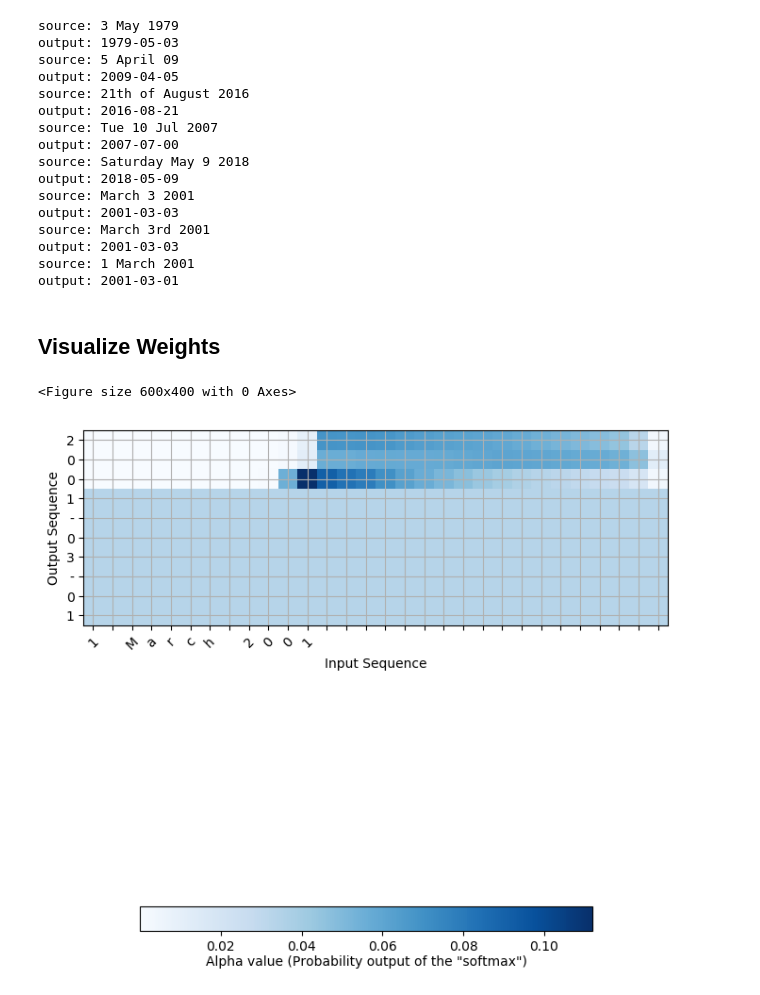
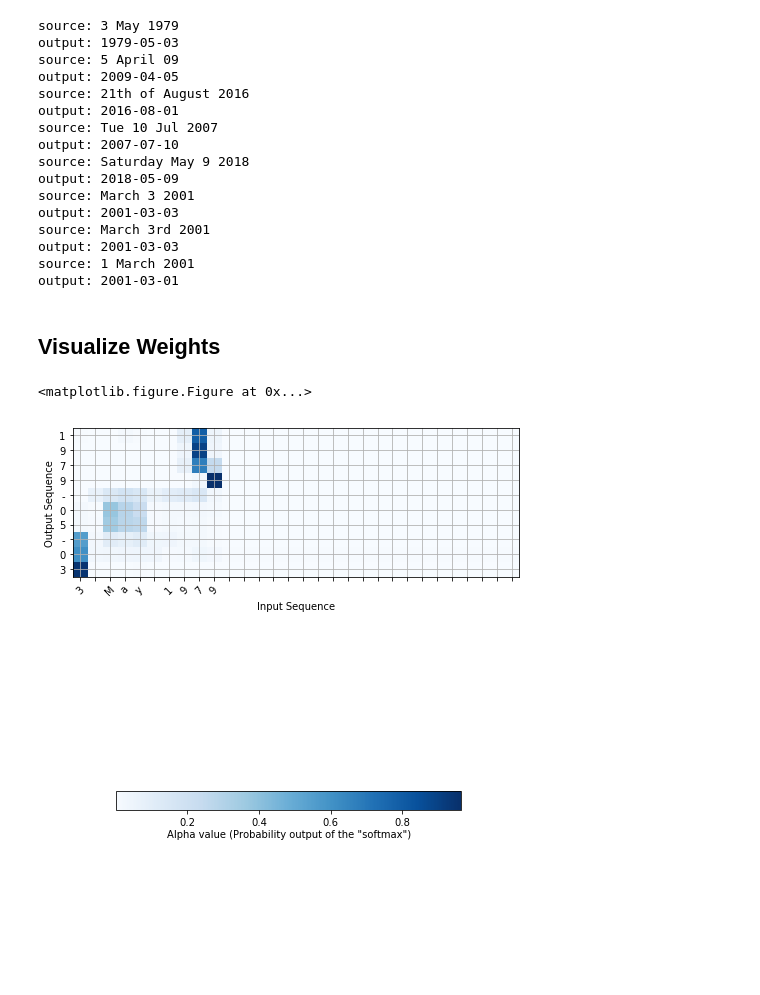
Before and after one commit to tfolkman/deep-learning-experiments, a Jupyter notebook: coursera-deep-learning/sequence-modeling/Neural_Machine_Translation_Pytorch.ipynb, the cells around one changed output. Cells and saved outputs as stored; diff of their text form; code cells hidden in the pictures; blank space fills up the shorter version.

Commit message:
batch for nmt w attention

```diff
--- a/coursera-deep-learning/sequence-modeling/Neural_Machine_Translation_Pytorch.ipynb
+++ b/coursera-deep-learning/sequence-modeling/Neural_Machine_Translation_Pytorch.ipynb
@@ -21,9 +22,6 @@ m = 10000
 ## inv machine vocab -> index to numbers and dash
 
 dataset, human_vocab, machine_vocab, inv_machine_vocab = load_dataset(m)
-# %%
-machine_vocab["<SOS>"] = 11
-inv_machine_vocab[11] = "<SOS>"
 # %%
 max_human_length = 30
 max_machine_length = 10
@@ -92,28 +113,22 @@ criterion = nn.CrossEntropyLoss()
 total_loss = 0
 total_i = 0
 losses = []
+print_n = 200
 for epoch in range(n_epochs):
-    X, Y = shuffle(X, Y)
-    for i in range(len(X)):
-
+    for i, (x, machine_date_indexes) in enumerate(data_loader):
         encoder_optimizer.zero_grad()
         decoder_optimizer.zero_grad()
 
-        human_date_indexes = X[i]
-        machine_date_indexes = Y[i]
-
-        x = torch.LongTensor(human_date_indexes).to(device)
-
         pre_lstm_vectors = encoder(x)
 
-        previous_hidden = decoder.initHidden()
-        previous_cell = decoder.initHidden()
+        previous_hidden = decoder.initHidden(batch_size)
+        previous_cell = decoder.initHidden(batch_size)
 
         loss = 0
-        for machine_index in machine_date_indexes:
+        for j in range(10):
             out, previous_hidden, previous_cell = decoder(previous_hidden, previous_cell, pre_lstm_vectors)
-            actual = torch.LongTensor([machine_index]).to(device)
-            loss += criterion(out, actual)
+            actuals = machine_date_indexes[:,j]
+            loss += criterion(out, actuals)
 
         loss.backward()
 
@@ -122,10 +137,12 @@ for epoch in range(n_epochs):
 
         total_i += 1
         total_loss += loss.item()
-
-        if (epoch * len(X) + i) % 250 == 0:
-            print("{0}/{1}".format(epoch * len(X) + i, n_epochs*len(X)))
+        if (epoch * len(data_loader) + i) % print_n == 0:
+            print("{0}/{1}".format(epoch * len(data_loader) + i,
+                                   n_epochs*len(data_loader)))
             avg_loss = total_loss / total_i
+            total_i = 0
+            total_loss = 0
             print("Avg Loss: {}".format(avg_loss))
             losses.append(avg_loss)
 # %% [output]
@@ -164,18 +181,21 @@ with torch.no_grad():
 
         source = string_to_int(example, max_human_length, human_vocab)
 
-        x = torch.LongTensor(source).to(device)
+        x = torch.LongTensor(source).unsqueeze(0).to(device)
+
 
         pre_lstm_vectors = encoder(x)
 
-        previous_hidden = decoder.initHidden()
-        previous_cell = decoder.initHidden()
+        previous_hidden = decoder.initHidden(1)
+        previous_cell = decoder.initHidden(1)
 
         prediction = []
         attn_weights = []
+
         for _ in range(max_machine_length):
             out, previous_hidden, previous_cell = decoder(previous_hidden, previous_cell, pre_lstm_vectors)
-            attn_weights.append(decoder.getAttentionWeights().data.numpy()[:,0,0])
+            out = out.squeeze(0)
+            attn_weights.append(decoder.getAttentionWeights().data.cpu().numpy()[0,:,0])
             out_max = out.argmax()
             prediction.append(out_max.item())
 
@@ -192,9 +212,9 @@ output: 1979-05-03
 source: 5 April 09
 output: 2009-04-05
 source: 21th of August 2016
-output: 2016-08-21
+output: 2016-08-01
 source: Tue 10 Jul 2007
-output: 2007-07-00
+output: 2007-07-10
 source: Saturday May 9 2018
 output: 2018-05-09
 source: March 3 2001
@@ -233,8 +253,8 @@ def plot_attn(attn_weights, input_sent, output_sent):
     # add grid and legend
     ax.grid()
 # %%
-index=7
+index=0
 plot_attn(all_weights[index], EXAMPLES[index], outputs[index])
 # %% [output]
-<Figure size 600x400 with 0 Axes>
+<matplotlib.figure.Figure at 0x...>
-[figure, old version]
+[figure, new version]
```
Also changed, not shown: parts of 6 cells of this notebook, 1 other file.
